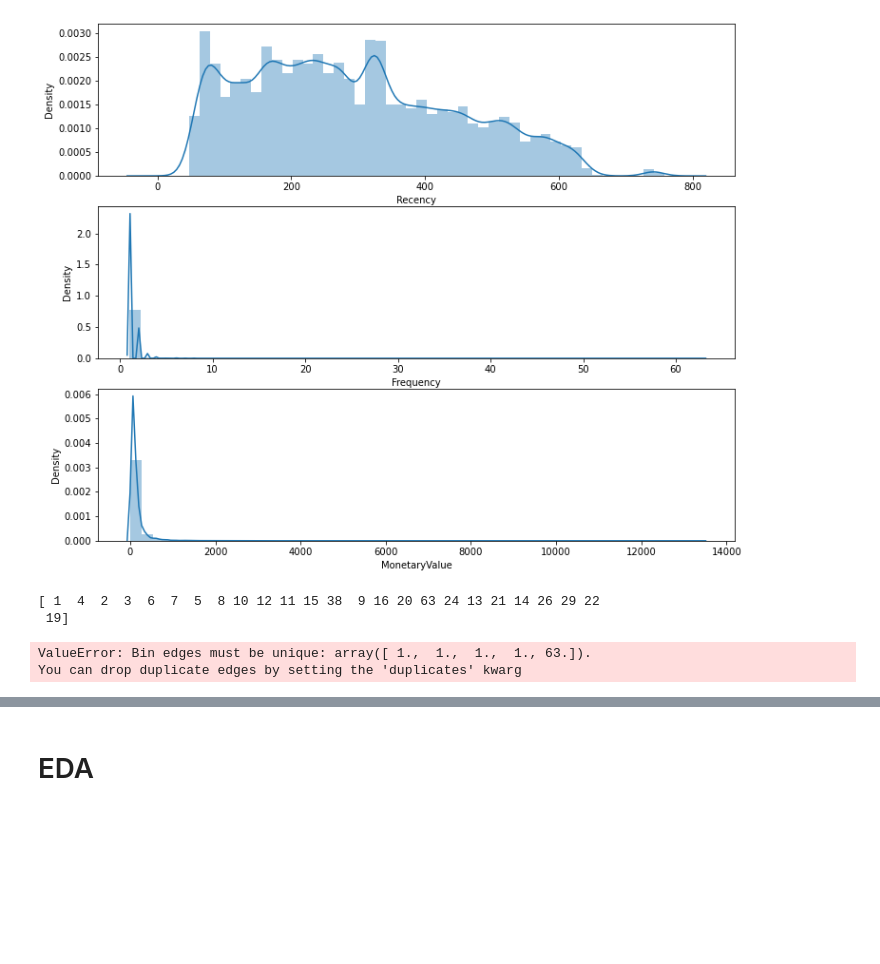
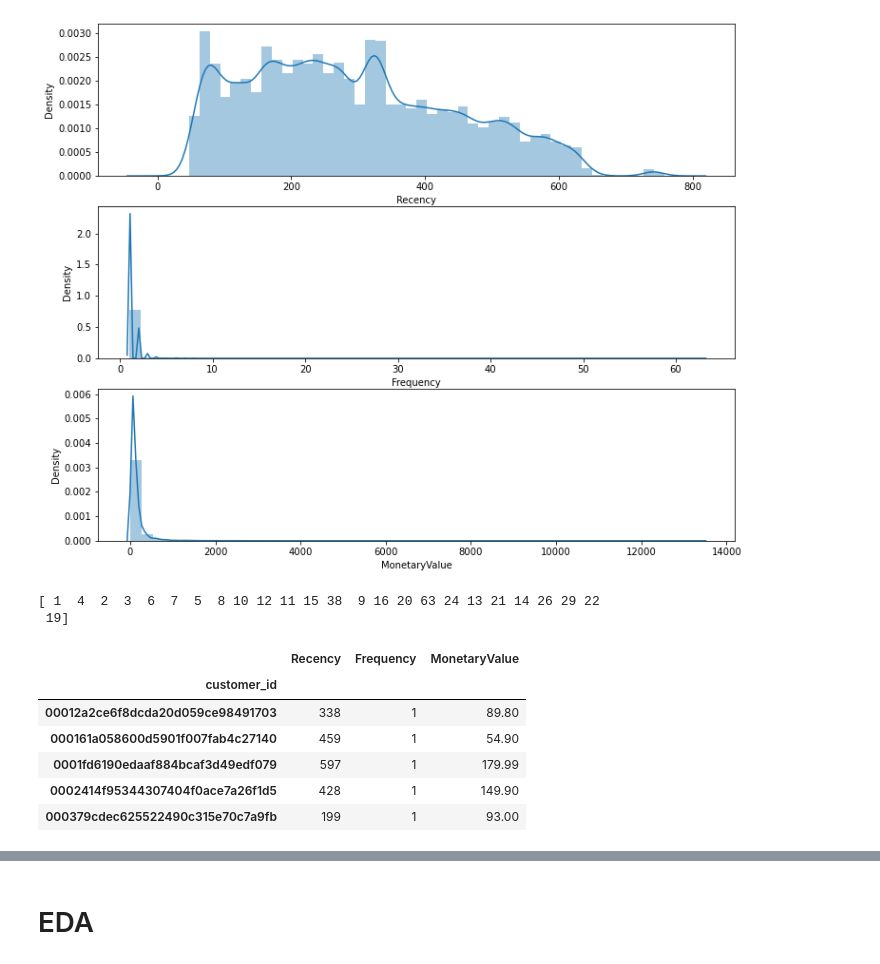
Before and after one commit to aleksmukhin/olist-orders, a Jupyter notebook: olist-orders_team2.ipynb, the cells around one changed output, grey strips where cells are left out. Drawn from its saved outputs; the diff is of its cells as text; code cells hidden in the pictures; blank space fills up the shorter version.

```diff
--- a/olist-orders_team2.ipynb
+++ b/olist-orders_team2.ipynb
@@ -200,17 +198,24 @@ print (c1)
  19]
 # %%
 # https://towardsdatascience.com/recency-frequency-monetary-model-with-python-and-how-sephora-uses-it-to-optimize-their-google-d6a0707c5f17
+# %%
+data_process.head()
+# %% [output]
+|  | Recency | Frequency | MonetaryValue |
+| customer_id |  |  |  |
+| 00012a2ce6f8dcda20d059ce98491703 | 338 | 1 | 89.80 |
+| 000161a058600d5901f007fab4c27140 | 459 | 1 | 54.90 |
+| 0001fd6190edaaf884bcaf3d49edf079 | 597 | 1 | 179.99 |
+| 0002414f95344307404f0ace7a26f1d5 | 428 | 1 | 149.90 |
+| 000379cdec625522490c315e70c7a9fb | 199 | 1 | 93.00 |
 # %%
 # --Calculate R and F groups--
 # Create labels for Recency and Frequency
-r_labels = range(4, 0, -1); f_labels = range(1, 5)
+r_labels = range(1, 5); f_labels = range(1, 5)
 # Assign these labels to 4 equal percentile groups
 r_groups = pd.qcut(data_process['Recency'], q=4, labels=r_labels)
 # Assign these labels to 4 equal percentile groups
-f_groups = pd.qcut(data_process['Frequency'], q=4, labels=f_labels)
+f_groups = pd.qcut(data_process['Frequency'].rank(method='first'), q=4, labels=f_labels)
 # Create new columns R and F
 data_process = data_process.assign(R = r_groups.values, F = f_groups.values)
 data_process.head()
-# %% [output]
-ValueError: Bin edges must be unique: array([ 1.,  1.,  1.,  1., 63.]).
-You can drop duplicate edges by setting the 'duplicates' kwarg
```
Also changed, not shown: parts of 9 cells of this notebook.
